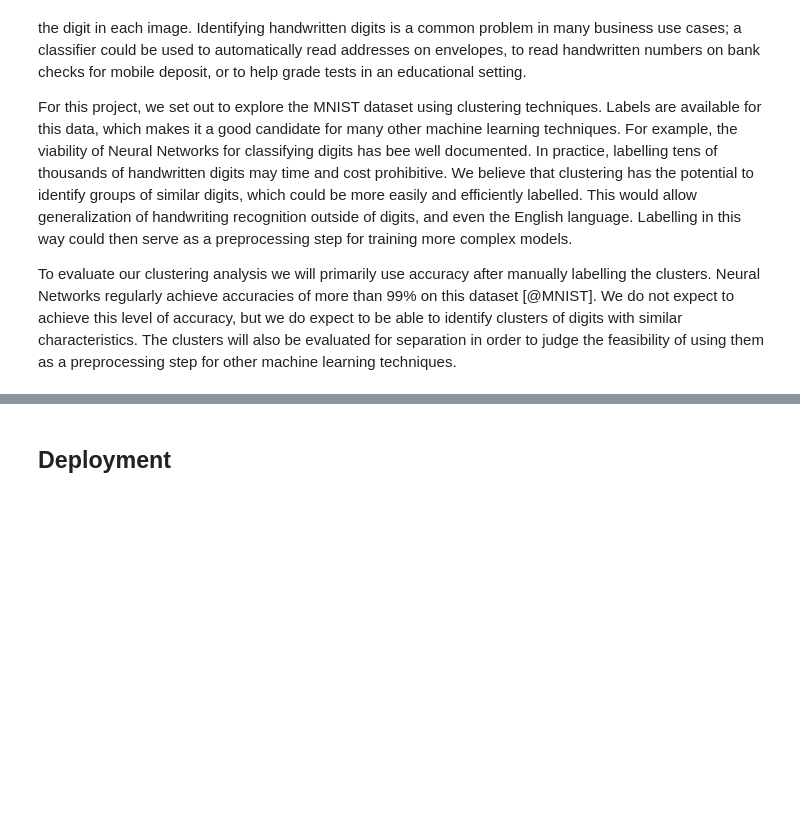
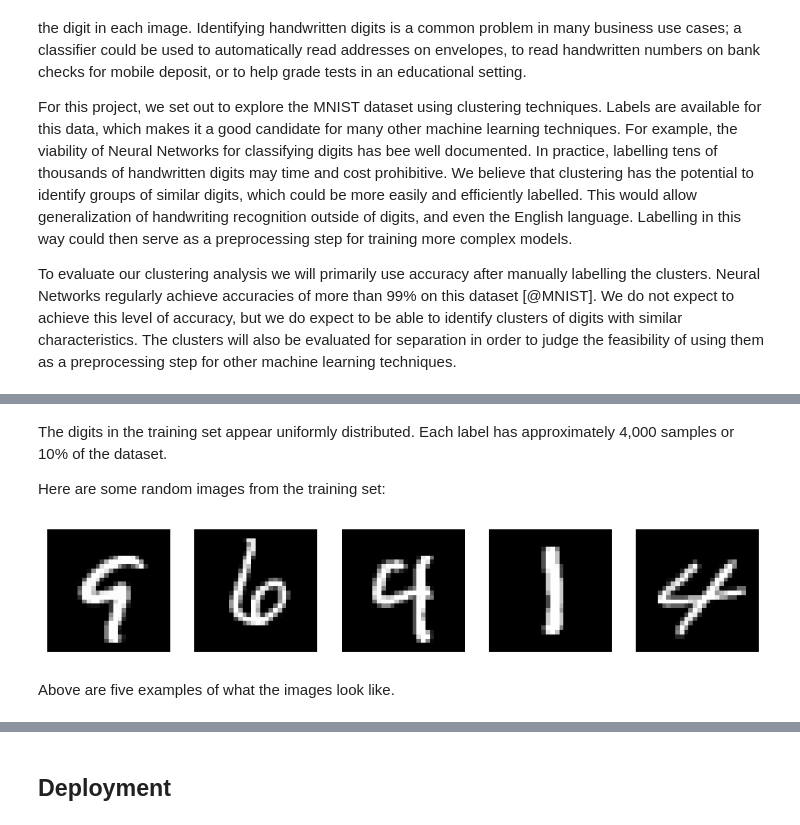
Before and after one commit to NickSager/DS7331_Projects, a Jupyter notebook: Lab03.ipynb, the cells around one changed output, grey strips where cells are left out. Cells and saved outputs as stored; diff of their text form; code cells hidden in the pictures; blank space fills up the shorter version.

```diff
--- a/Lab03.ipynb
+++ b/Lab03.ipynb
@@ -329,0 +213,32 @@ Exploring loan and credit status, we can see that almost none of the clients hav
+# %% [markdown]
+The digits in the training set appear uniformly distributed. Each label has approximately 4,000 samples or 10% of the dataset.
+
+Here are some random images from the training set:
+# %%
+import numpy as np
+
+# Display five random images from the training set:
+def display_random_images(df, num_images):
+    # Generate random indexes
+    random_indexes = np.random.randint(0, len(df), num_images)
+
+    # Retrieve random images by these indexes
+    random_images = df.iloc[random_indexes, 1:].values
+
+    # Reshape the random images to 28x28
+    random_images = random_images.reshape(num_images, 28, 28)
+
+    # Plot the images
+    fig, axes = plt.subplots(1, num_images, figsize=(10, 10))
+
+    for i in range(num_images):
+        axes[i].imshow(random_images[i], cmap='gray')
+        axes[i].axis('off')
+
+    plt.show()
+
+display_random_images(train, 5)
+# %% [output]
+[figure, added]
+# %% [markdown]
+Above are five examples of what the images look like.
```
Also changed, not shown: parts of 54 cells of this notebook.
